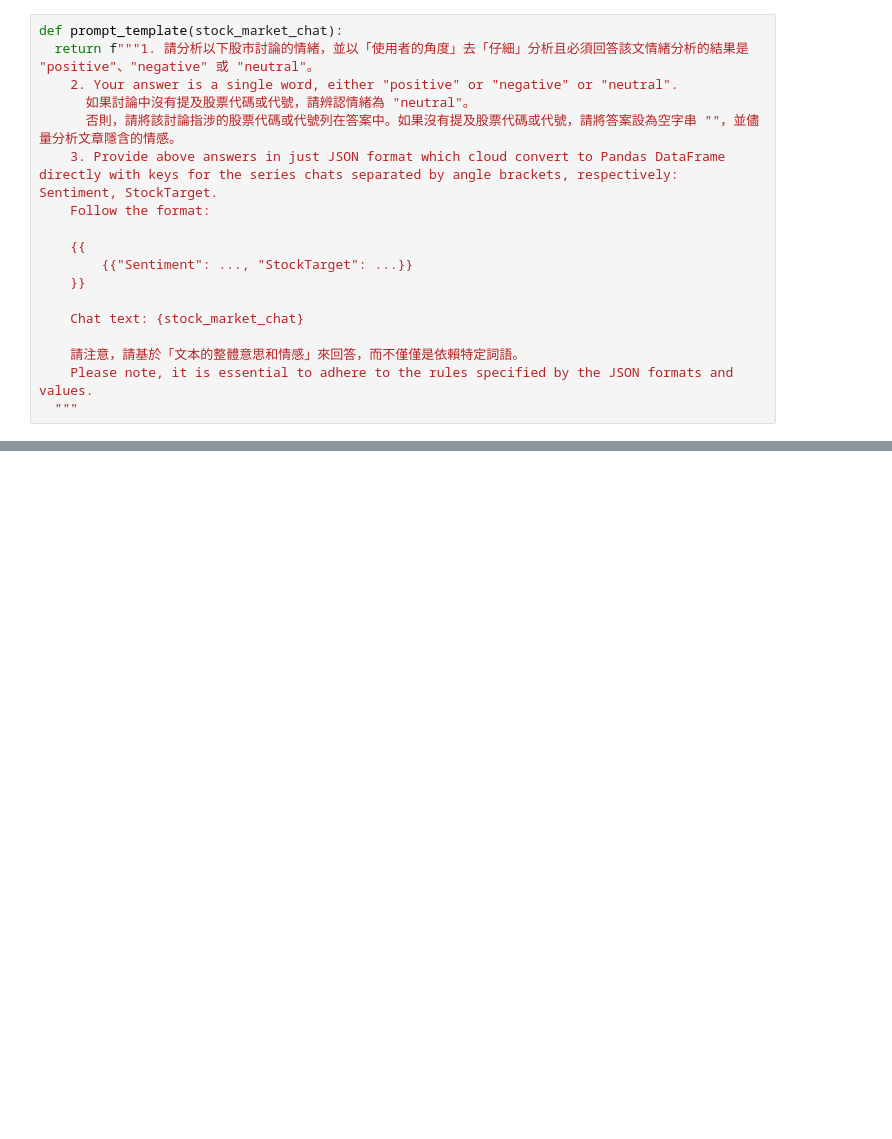
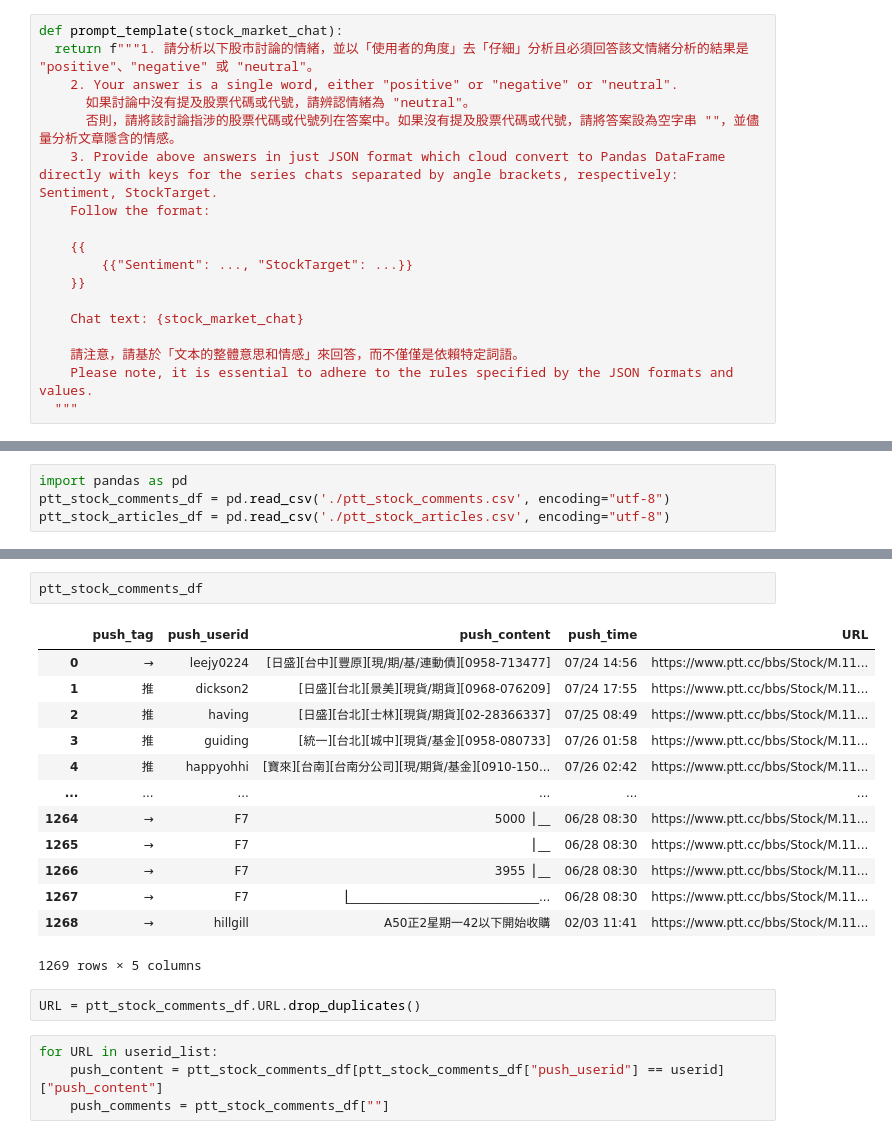
Before and after one commit to FinTechLLM20240705/FinTech20240705, a Jupyter notebook: 20240705.ipynb, the cells around one changed output, grey strips where cells are left out. Cells and saved outputs as stored; diff of their text form; blank space fills up the shorter version.

```diff
--- a/20240705.ipynb
+++ b/20240705.ipynb
@@ -437,0 +418,4 @@ final_output = ChatBot(know_how_only_A, q)
+# %%
+import pandas as pd
+ptt_stock_comments_df = pd.read_csv('./ptt_stock_comments.csv', encoding="utf-8")
+ptt_stock_articles_df = pd.read_csv('./ptt_stock_articles.csv', encoding="utf-8")
@@ -437,0 +442,22 @@ final_output = ChatBot(know_how_only_A, q)
+# %%
+ptt_stock_comments_df
+# %% [output]
+|  | push_tag | push_userid | push_content | push_time | URL |
+| 0 | → | leejy0224 | [日盛][台中][豐原][現/期/基/連動債][0958-713477] | 07/24 14:56 | https://www.ptt.cc/bbs/Stock/M.11... |
+| 1 | 推 | dickson2 | [日盛][台北][景美][現貨/期貨][0968-076209] | 07/24 17:55 | https://www.ptt.cc/bbs/Stock/M.11... |
+| 2 | 推 | having | [日盛][台北][士林][現貨/期貨][02-28366337] | 07/25 08:49 | https://www.ptt.cc/bbs/Stock/M.11... |
+| 3 | 推 | guiding | [統一][台北][城中][現貨/基金][0958-080733] | 07/26 01:58 | https://www.ptt.cc/bbs/Stock/M.11... |
+| 4 | 推 | happyohhi | [寶來][台南][台南分公司][現/期貨/基金][0910-150... | 07/26 02:42 | https://www.ptt.cc/bbs/Stock/M.11... |
+| ... | ... | ... | ... | ... | ... |
+| 1264 | → | F7 | 5000▕ __ | 06/28 08:30 | https://www.ptt.cc/bbs/Stock/M.11... |
+| 1265 | → | F7 | ▕ __ | 06/28 08:30 | https://www.ptt.cc/bbs/Stock/M.11... |
+| 1266 | → | F7 | 3955▕ __ | 06/28 08:30 | https://www.ptt.cc/bbs/Stock/M.11... |
+| 1267 | → | F7 | ▕________________________________... | 06/28 08:30 | https://www.ptt.cc/bbs/Stock/M.11... |
+| 1268 | → | hillgill | A50正2星期一42以下開始收購 | 02/03 11:41 | https://www.ptt.cc/bbs/Stock/M.11... |
+1269 rows × 5 columns
+# %%
+URL = ptt_stock_comments_df.URL.drop_duplicates()
+# %%
+for URL in userid_list:
+    push_content = ptt_stock_comments_df[ptt_stock_comments_df["push_userid"] == userid]["push_content"]
+    push_comments = ptt_stock_comments_df[""]
```
Also changed, not shown: parts of 55 cells of this notebook, 2 other files.
